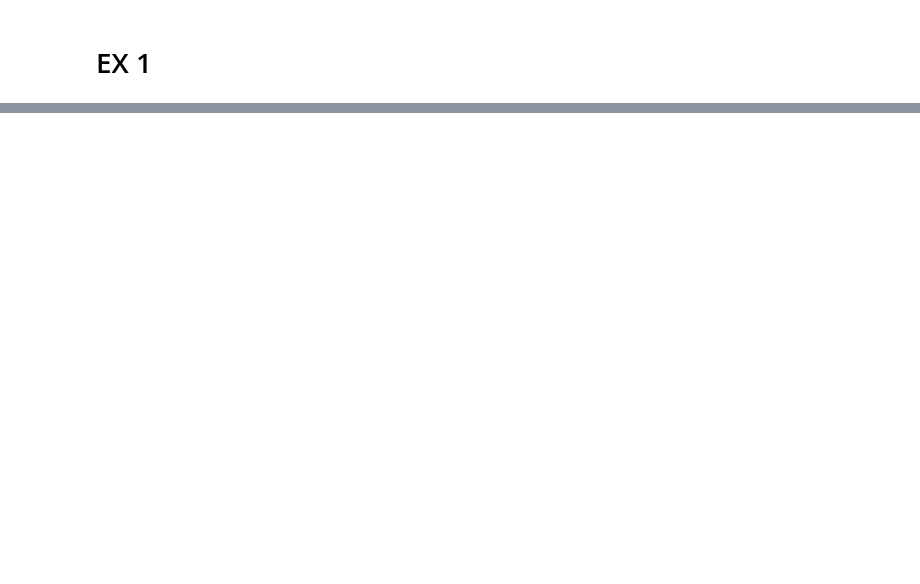
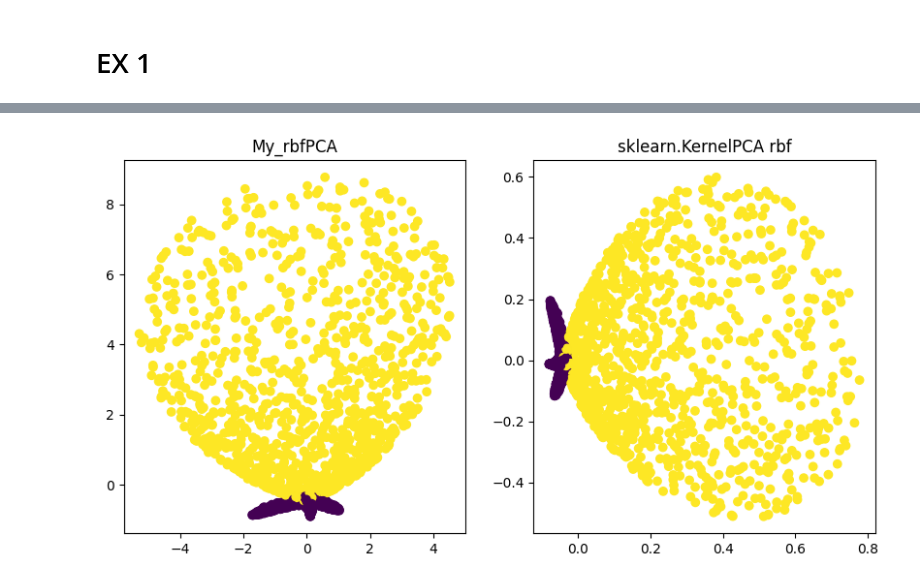
Before and after one commit to alessimichele/Unsupervised-Learning-2023, a Jupyter notebook: my_solution/Lab4.ipynb, the cells around one changed output, grey strips where cells are left out. Cells and saved outputs as stored; diff of their text form; code cells hidden in the pictures; blank space fills up the shorter version.

```diff
--- a/my_solution/Lab4.ipynb
+++ b/my_solution/Lab4.ipynb
@@ -47,0 +227,15 @@ plt.show()
+# %%
+X_projected = my_rbfPCA(X, 2, gamma = 0.5)
+X_projected_ = KernelPCA(n_components=2, kernel='rbf', gamma=0.5).fit_transform(X)
+# %%
+fig, (ax1, ax2) = plt.subplots(1, 2, figsize=(10,5))
+
+ax1.scatter(X_projected[:,0], X_projected[:,1], c = y)
+ax1.set_title('My_rbfPCA')
+
+ax2.scatter(X_projected_[:,0], X_projected_[:,1], c = y)
+ax2.set_title('sklearn.KernelPCA rbf')
+
+plt.show()
+# %% [output]
+[figure, added]
```
Also changed, not shown: parts of 8 cells of this notebook, 4 other files.
